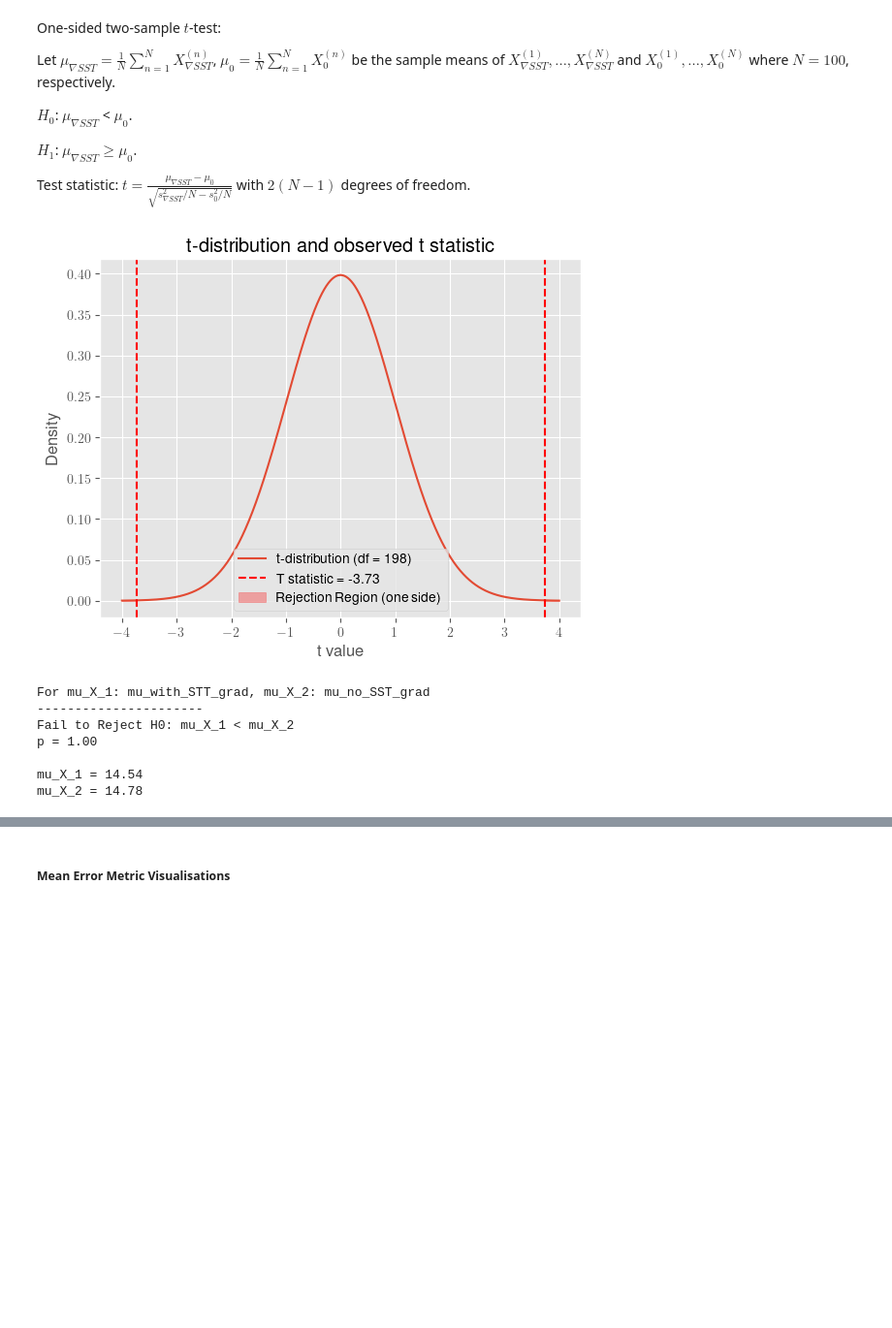
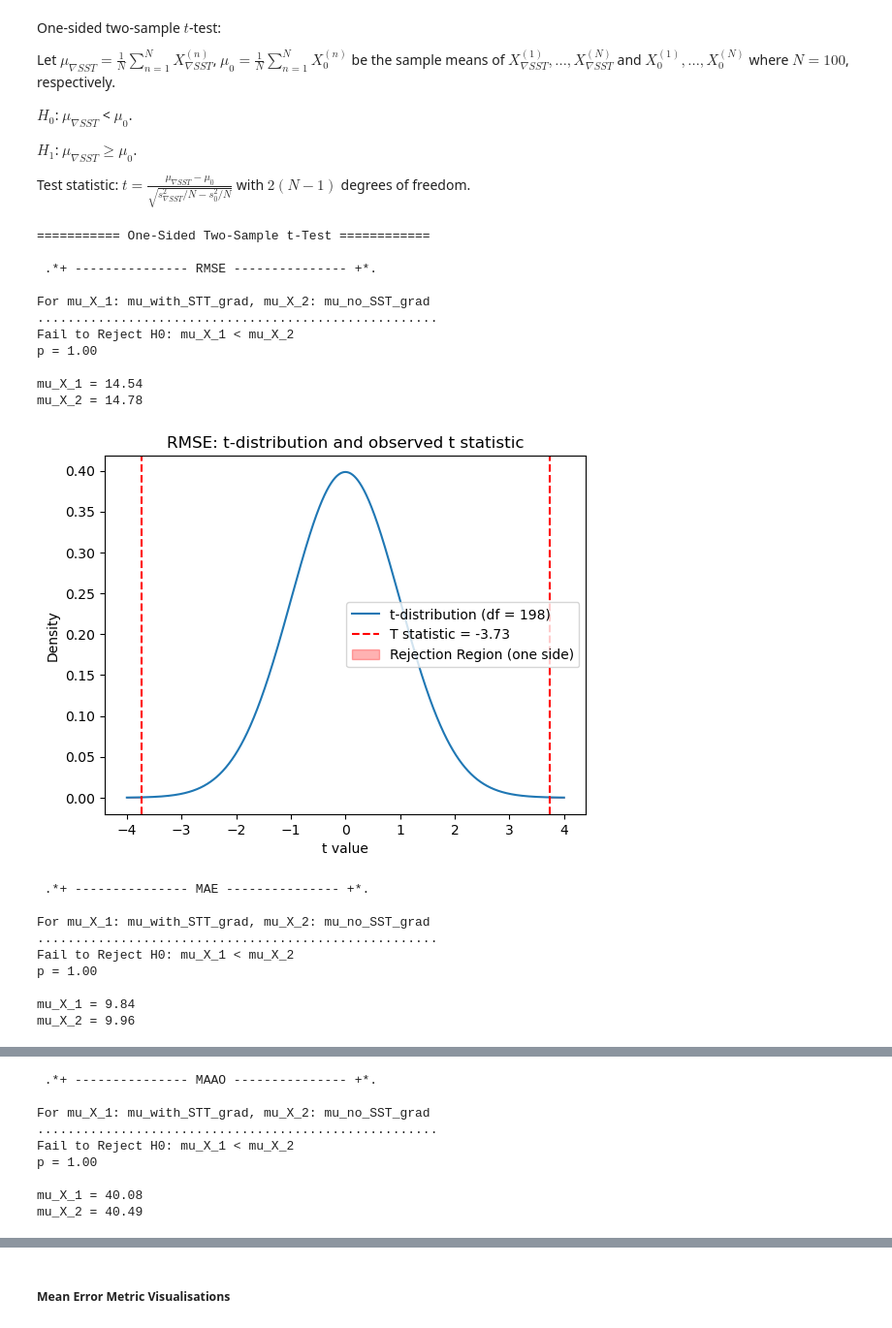
Before and after one commit to vanessamadu/seaducks, a Jupyter notebook: notebooks/Hypothesis Formulation and Testing.ipynb, the cells around one changed output, grey strips where cells are left out. Shown at 97% size. Drawn from its saved outputs; the diff is of its cells as text; code cells hidden in the pictures; blank space fills up the shorter version.

Commit message:
updates to hypothesis tests

```diff
--- a/notebooks/Hypothesis Formulation and Testing.ipynb
+++ b/notebooks/Hypothesis Formulation and Testing.ipynb
@@ -70,10 +70,10 @@ Let $X_{\nabla SST}$ be the MAAO on the test data for the MVN NGBoost model that
 def maao(vec1,vec2):
     elem_wise_dot_product = np.einsum('ij,ij->i',vec1,vec2)
     normalisation = np.linalg.norm(vec1,axis=1)*np.linalg.norm(vec2,axis=1)
-    return np.arccos(np.clip(
+    return np.mean(np.rad2deg(np.arccos(np.clip(
         elem_wise_dot_product/normalisation,
         -1,1
-    ))
+    ))))
 # %% [markdown]
 
 ##### MAPE
@@ -116,10 +116,3 @@ early_stopping = 100
 root_dir = r"C:\Users\vm2218\OneDrive - Imperial College London\PhD Project\seaducks\experiments\hpc_runs\04-02-2025\model_test_data"
 file_name_prefix = "long_experiment_"
 file_name_suffix = f"_date_{date}_early_stopping_{early_stopping}"
-# %%
-metric = rmse   # error metric defining the random variable
-SST_grad_config_ID = 38
-no_SST_grad_config_ID = 36
-invalid_vals = []
-X_SST_grad, X_0 = generate_samples(metric,SST_grad_config_ID,no_SST_grad_config_ID,
-                                   num_reps, root_dir,file_name_prefix,replication_ids,file_name_suffix,invalid_vals=invalid_vals)
@@ -157,14 +181,48 @@ $H_0$: $\mu_{\nabla SST}$ < $\mu_0$.
 $H_1$: $\mu_{\nabla SST} \geq \mu_0$.
 
 Test statistic: $t = \frac{\mu_{\nabla SST} - \mu_{0}}{\sqrt{s^2_{\nabla SST}/N - s_0^2/N}}$ with $2(N-1)$ degrees of freedom.
-# %%
-two_sample_one_sided_t_test(X_1,X_2,num_reps,X_1_name,X_2_name)
-# %% [output]
-[figure, removed]
-For mu_X_1: mu_with_STT_grad, mu_X_2: mu_no_SST_grad
-----------------------
-Fail to Reject H0: mu_X_1 < mu_X_2
-p = 1.00
-
-mu_X_1 = 14.54
-mu_X_2 = 14.78
+# %%
+t_test_metrics = {'RMSE':rmse,'MAE':mae,'MAAO':maao,'RMSLE':rmsle} # error metric defining the random variable
+
+print("=========== One-Sided Two-Sample t-Test ============")
+
+for metric_name in t_test_metrics.keys():
+
+    print(f'\n .*+ --------------- {metric_name} --------------- +*.')
+    metric = t_test_metrics[metric_name]
+
+    if metric_name == 'RMSLE':
+        X_SST_grad, X_0 = generate_rmsle_samples(metric,SST_grad_config_ID,no_SST_grad_config_ID,
+                                   num_reps, root_dir,file_name_prefix,replication_ids,file_name_suffix,invalid_vals=invalid_vals)
+    else:
+    # get samples
+        X_SST_grad, X_0 = generate_samples(metric,SST_grad_config_ID,no_SST_grad_config_ID,
+                                   num_reps, root_dir,file_name_prefix,replication_ids,file_name_suffix,invalid_vals=invalid_vals)
+    X_1 = X_SST_grad
+    X_2 = X_0
+    X_1_name = 'with_STT_grad'
+    X_2_name = 'no_SST_grad'
+
+    two_sample_one_sided_t_test(X_1,X_2,num_reps,X_1_name,X_2_name,metric_name)
+# %% [output]
+=========== One-Sided Two-Sample t-Test ============
+
+ .*+ --------------- RMSE --------------- +*.
+
+For mu_X_1: mu_with_STT_grad, mu_X_2: mu_no_SST_grad
+.....................................................
+Fail to Reject H0: mu_X_1 < mu_X_2
+p = 1.00
+
+mu_X_1 = 14.54
+mu_X_2 = 14.78
+[figure, added]
+ .*+ --------------- MAE --------------- +*.
+
+For mu_X_1: mu_with_STT_grad, mu_X_2: mu_no_SST_grad
+.....................................................
+Fail to Reject H0: mu_X_1 < mu_X_2
+p = 1.00
+
+mu_X_1 = 9.84
+mu_X_2 = 9.96
@@ -170,0 +230,9 @@ mu_X_2 = 14.78
+ .*+ --------------- MAAO --------------- +*.
+
+For mu_X_1: mu_with_STT_grad, mu_X_2: mu_no_SST_grad
+.....................................................
+Fail to Reject H0: mu_X_1 < mu_X_2
+p = 1.00
+
+mu_X_1 = 40.08
+mu_X_2 = 40.49
```
Also changed, not shown: parts of 8 cells of this notebook, 1 other file.
